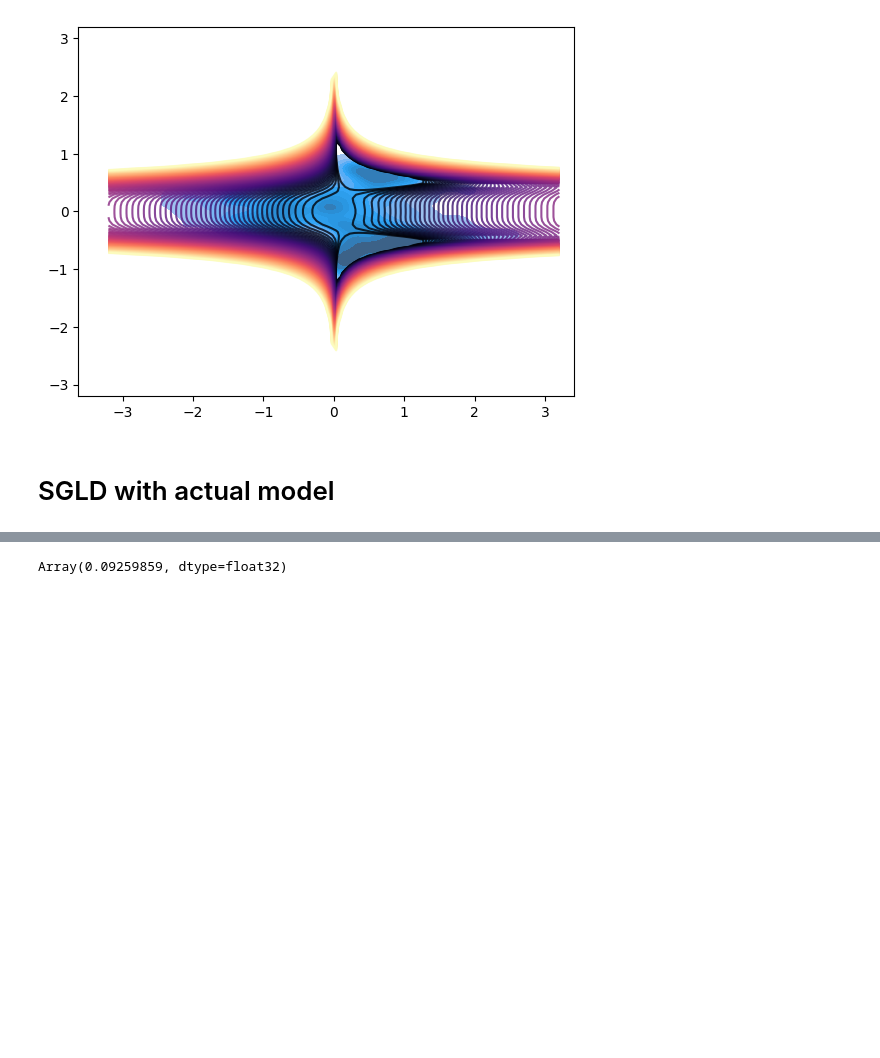
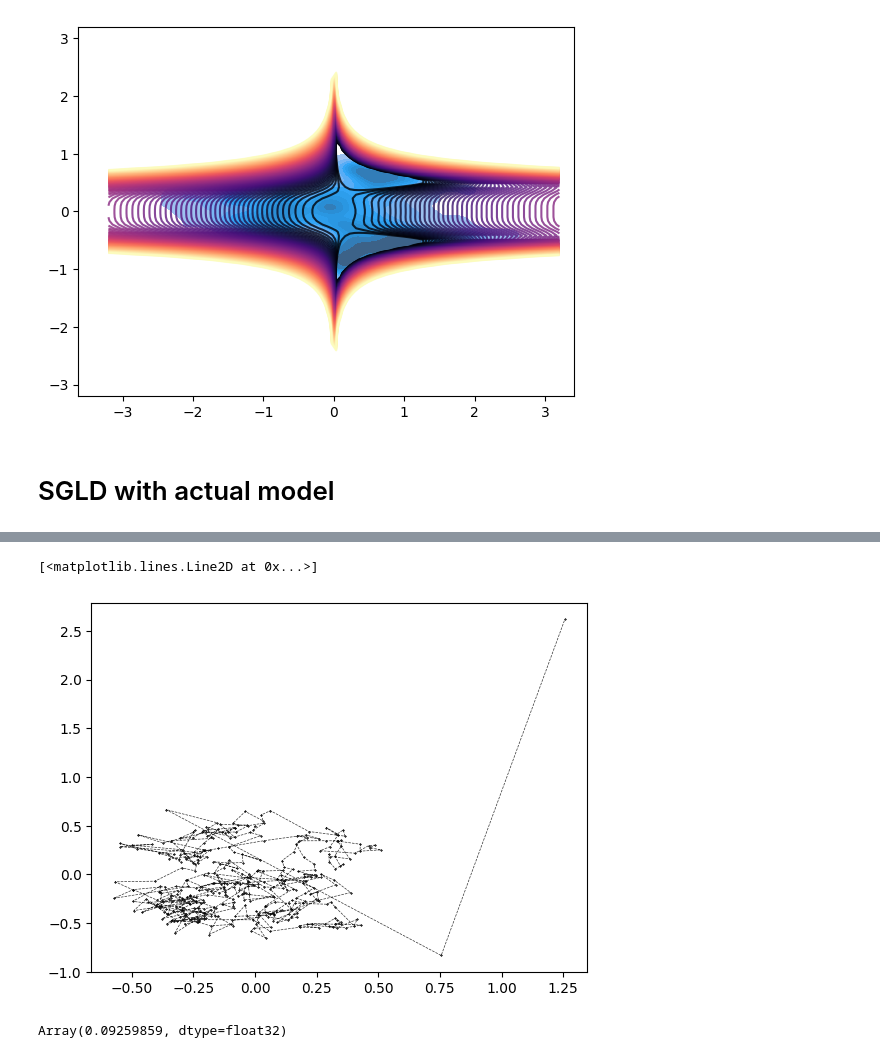
Before and after one commit to edmundlth/local_learning_coefficient_estimation, a Jupyter notebook: sgld_2d_singular_potentials.ipynb, the cells around one changed output, grey strips where cells are left out. Cells and saved outputs as stored; diff of their text form; code cells hidden in the pictures; blank space fills up the shorter version.

```diff
--- a/sgld_2d_singular_potentials.ipynb
+++ b/sgld_2d_singular_potentials.ipynb
@@ -208,3 +204,9 @@ Plotting
+# %%
+s = 391
+plt.plot(trajectory[:s, 0], trajectory[:s, 1], 'kx--', linewidth=0.5, markersize=1, alpha=0.8)
+# %% [output]
+[<matplotlib.lines.Line2D at 0x...>]
+[figure, added]
 # %%
 # samples = trajectory
 samples = trajectory[trajectory[:, 0] < 0.7]
```
Also changed, not shown: parts of 2 cells of this notebook, 7 other files.
